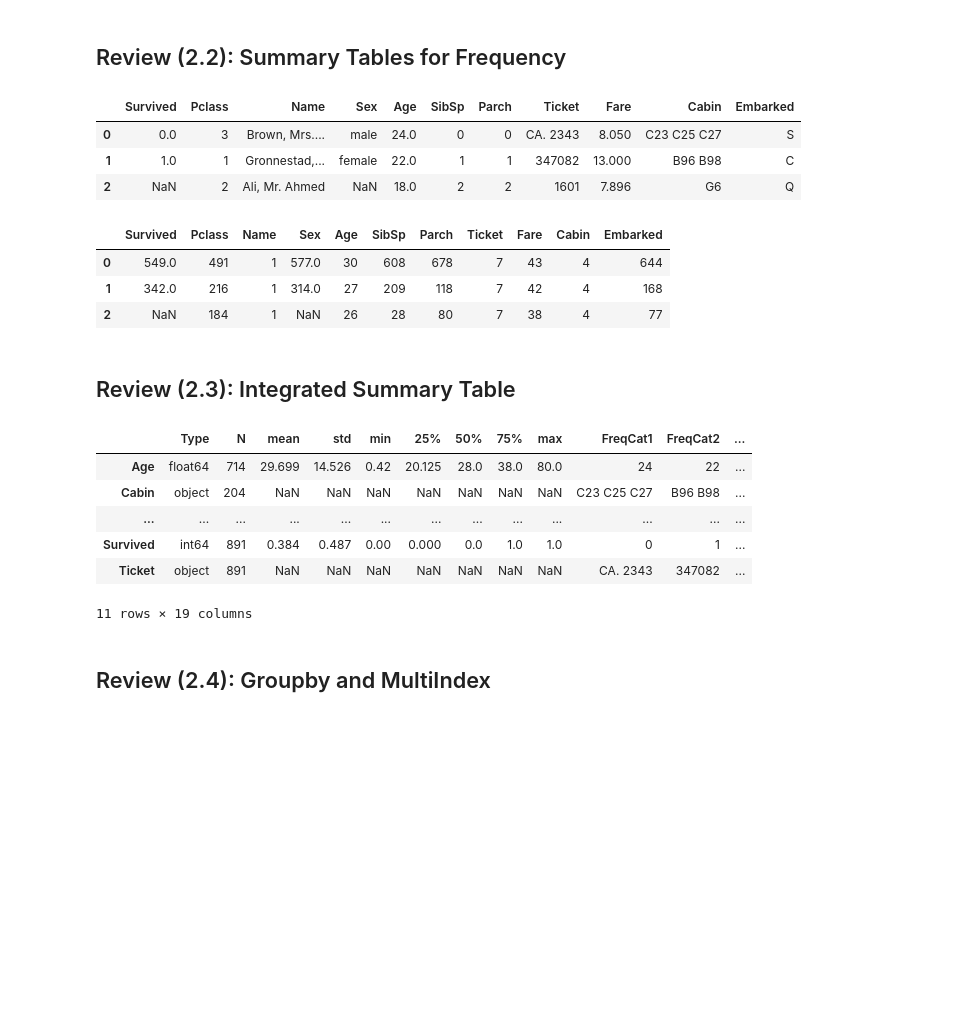
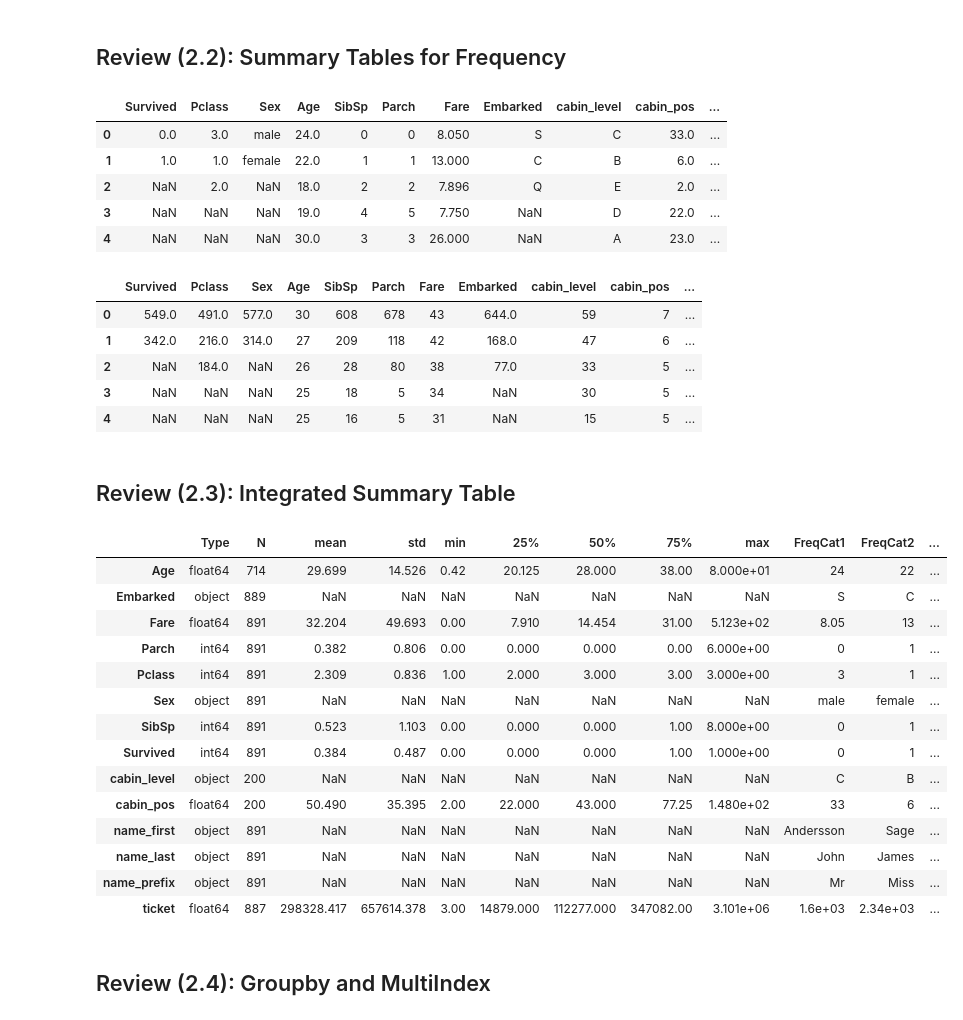
Before and after one commit to founderfan/Data-Open-Lecture, a Jupyter notebook: PyDataLecture6_Review.ipynb, the cells around one changed output. Drawn from its saved outputs; the diff is of its cells as text; code cells hidden in the pictures; blank space fills up the shorter version.

```diff
--- a/PyDataLecture6_Review.ipynb
+++ b/PyDataLecture6_Review.ipynb
@@ -160,0 +214,3 @@ s_split[0].str.extract('([a-zA-Z]+)(\d+)', expand=True)
+# %%
+ticket_df = ticket_S.str.split(" ", expand=True)
+ticket_df.head()
@@ -160,0 +225,4 @@ s_split[0].str.extract('([a-zA-Z]+)(\d+)', expand=True)
+# %%
+# When fill NA values, DF.fillna also support forward/backward fill along axis
+ticket_fill_df = ticket_df.fillna(method="ffill", axis=1)
+ticket_fill_df.head()
@@ -160,0 +237,4 @@ s_split[0].str.extract('([a-zA-Z]+)(\d+)', expand=True)
+# %%
+# Convert string to numeric coercely with NA
+ticket_S = pd.to_numeric(ticket_fill_df[2], errors="coerce").rename("ticket")
+ticket_S
@@ -161,2 +259,6 @@ s_split[0].str.extract('([a-zA-Z]+)(\d+)', expand=True)
 # %% [markdown]
 ## Review (2.1): Summary Tables
+# %%
+# Create new data frame after string operations
+da_c = da.drop(["Cabin", "Name", "Ticket"], axis=1).join([cabin_df, name_df, ticket_S])
+da_c.head()
@@ -185,42 +305,54 @@ da.describe()
 # %% [markdown]
 ## Review (2.2): Summary Tables for Frequency
 # %%
-# DT.apply(func, axis): apply axis-wise function for each row/column
+# DF.apply(func, axis): apply axis-wise function for each row/column
 # pd.value_counts(values, sort, ascending): count values in a Series/list
-da.apply(lambda x: pd.Series(pd.value_counts(x).index[:3]))
+da_c.apply(lambda x: pd.Series(pd.value_counts(x).index[:5]))
 # %% [output]
-|  | Survived | Pclass | Name | Sex | Age | SibSp | Parch | Ticket | Fare | Cabin | Embarked |
-| 0 | 0.0 | 3 | Brown, Mrs.... | male | 24.0 | 0 | 0 | CA. 2343 | 8.050 | C23 C25 C27 | S |
-| 1 | 1.0 | 1 | Gronnestad,... | female | 22.0 | 1 | 1 | 347082 | 13.000 | B96 B98 | C |
-| 2 | NaN | 2 | Ali, Mr. Ahmed | NaN | 18.0 | 2 | 2 | 1601 | 7.896 | G6 | Q |
+|  | Survived | Pclass | Sex | Age | SibSp | Parch | Fare | Embarked | cabin_level | cabin_pos | ... |
+| 0 | 0.0 | 3.0 | male | 24.0 | 0 | 0 | 8.050 | S | C | 33.0 | ... |
+| 1 | 1.0 | 1.0 | female | 22.0 | 1 | 1 | 13.000 | C | B | 6.0 | ... |
+| 2 | NaN | 2.0 | NaN | 18.0 | 2 | 2 | 7.896 | Q | E | 2.0 | ... |
+| 3 | NaN | NaN | NaN | 19.0 | 4 | 5 | 7.750 | NaN | D | 22.0 | ... |
+| 4 | NaN | NaN | NaN | 30.0 | 3 | 3 | 26.000 | NaN | A | 23.0 | ... |
 # %%
-da.apply(lambda x: pd.Series(pd.value_counts(x).values[:3]))
+da_c.apply(lambda x: pd.Series(pd.value_counts(x).values[:5]))
 # %% [output]
-|  | Survived | Pclass | Name | Sex | Age | SibSp | Parch | Ticket | Fare | Cabin | Embarked |
-| 0 | 549.0 | 491 | 1 | 577.0 | 30 | 608 | 678 | 7 | 43 | 4 | 644 |
-| 1 | 342.0 | 216 | 1 | 314.0 | 27 | 209 | 118 | 7 | 42 | 4 | 168 |
-| 2 | NaN | 184 | 1 | NaN | 26 | 28 | 80 | 7 | 38 | 4 | 77 |
+|  | Survived | Pclass | Sex | Age | SibSp | Parch | Fare | Embarked | cabin_level | cabin_pos | ... |
+| 0 | 549.0 | 491.0 | 577.0 | 30 | 608 | 678 | 43 | 644.0 | 59 | 7 | ... |
+| 1 | 342.0 | 216.0 | 314.0 | 27 | 209 | 118 | 42 | 168.0 | 47 | 6 | ... |
+| 2 | NaN | 184.0 | NaN | 26 | 28 | 80 | 38 | 77.0 | 33 | 5 | ... |
+| 3 | NaN | NaN | NaN | 25 | 18 | 5 | 34 | NaN | 30 | 5 | ... |
+| 4 | NaN | NaN | NaN | 25 | 16 | 5 | 31 | NaN | 15 | 5 | ... |
 # %% [markdown]
 ## Review (2.3): Integrated Summary Table
 # %%
 # DT.rename(index, column): rename the index and column
 def summary(da):
     op = pd.concat([da.dtypes.rename("Type"),
-                    da.notnull().sum().rename("N"),
+                    da.count().rename("N"),
                     da.describe().drop("count").T,
                     da.apply(lambda x: pd.Series(pd.value_counts(x).index[:5])).rename(lambda x: "FreqCat{}".format(x+1)).T,
                     da.apply(lambda x: pd.Series(pd.value_counts(x).values[:5])).rename(lambda x: "FreqVal{}".format(x+1)).T],
-                   axis = 1)
+                   axis=1)
     return(op)
-summary(da)
+summary(da_c)
 # %% [output]
 |  | Type | N | mean | std | min | 25% | 50% | 75% | max | FreqCat1 | FreqCat2 | ... |
-| Age | float64 | 714 | 29.699 | 14.526 | 0.42 | 20.125 | 28.0 | 38.0 | 80.0 | 24 | 22 | ... |
-| Cabin | object | 204 | NaN | NaN | NaN | NaN | NaN | NaN | NaN | C23 C25 C27 | B96 B98 | ... |
-| ... | ... | ... | ... | ... | ... | ... | ... | ... | ... | ... | ... | ... |
-| Survived | int64 | 891 | 0.384 | 0.487 | 0.00 | 0.000 | 0.0 | 1.0 | 1.0 | 0 | 1 | ... |
-| Ticket | object | 891 | NaN | NaN | NaN | NaN | NaN | NaN | NaN | CA. 2343 | 347082 | ... |
+| Age | float64 | 714 | 29.699 | 14.526 | 0.42 | 20.125 | 28.000 | 38.00 | 8.000e+01 | 24 | 22 | ... |
+| Embarked | object | 889 | NaN | NaN | NaN | NaN | NaN | NaN | NaN | S | C | ... |
+| Fare | float64 | 891 | 32.204 | 49.693 | 0.00 | 7.910 | 14.454 | 31.00 | 5.123e+02 | 8.05 | 13 | ... |
+| Parch | int64 | 891 | 0.382 | 0.806 | 0.00 | 0.000 | 0.000 | 0.00 | 6.000e+00 | 0 | 1 | ... |
+| Pclass | int64 | 891 | 2.309 | 0.836 | 1.00 | 2.000 | 3.000 | 3.00 | 3.000e+00 | 3 | 1 | ... |
+| Sex | object | 891 | NaN | NaN | NaN | NaN | NaN | NaN | NaN | male | female | ... |
+| SibSp | int64 | 891 | 0.523 | 1.103 | 0.00 | 0.000 | 0.000 | 1.00 | 8.000e+00 | 0 | 1 | ... |
+| Survived | int64 | 891 | 0.384 | 0.487 | 0.00 | 0.000 | 0.000 | 1.00 | 1.000e+00 | 0 | 1 | ... |
+| cabin_level | object | 200 | NaN | NaN | NaN | NaN | NaN | NaN | NaN | C | B | ... |
+| cabin_pos | float64 | 200 | 50.490 | 35.395 | 2.00 | 22.000 | 43.000 | 77.25 | 1.480e+02 | 33 | 6 | ... |
+| name_first | object | 891 | NaN | NaN | NaN | NaN | NaN | NaN | NaN | Andersson | Sage | ... |
+| name_last | object | 891 | NaN | NaN | NaN | NaN | NaN | NaN | NaN | John | James | ... |
+| name_prefix | object | 891 | NaN | NaN | NaN | NaN | NaN | NaN | NaN | Mr | Miss | ... |
+| ticket | float64 | 887 | 298328.417 | 657614.378 | 3.00 | 14879.000 | 112277.000 | 347082.00 | 3.101e+06 | 1.6e+03 | 2.34e+03 | ... |
-11 rows × 19 columns
 # %% [markdown]
 ## Review (2.4): Groupby and MultiIndex
 # %%
```
Also changed, not shown: parts of 107 cells of this notebook.
